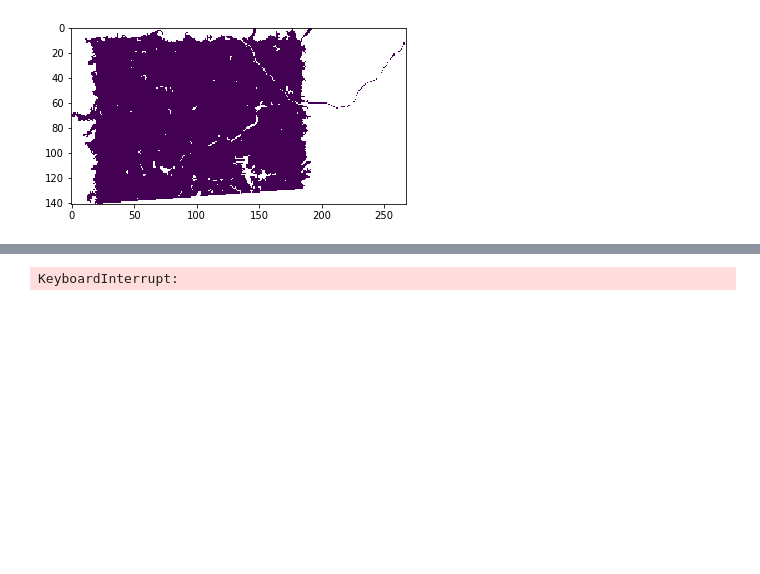
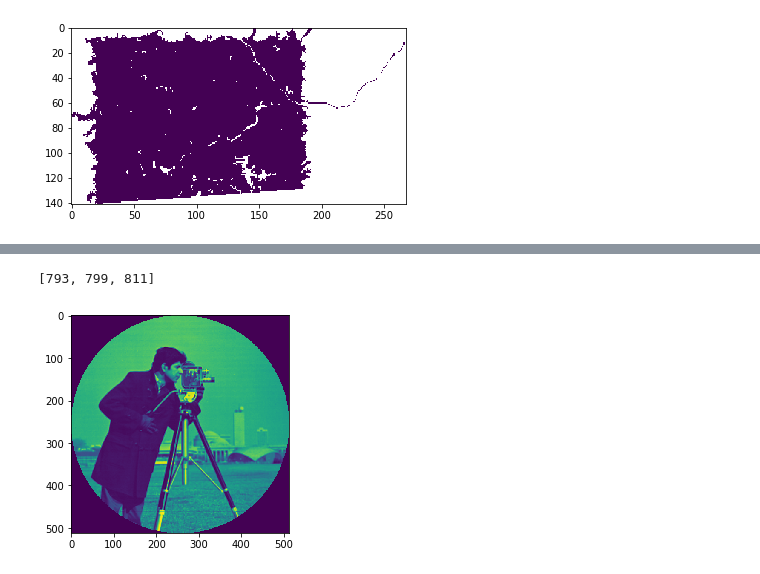
Before and after one commit to smnorris/futurefire, a Jupyter notebook: notebooks/testing.ipynb, the cells around one changed output, grey strips where cells are left out. Cells and saved outputs as stored; diff of their text form; code cells hidden in the pictures; blank space fills up the shorter version.

```diff
--- a/notebooks/testing.ipynb
+++ b/notebooks/testing.ipynb
@@ -200,12 +216,0 @@ array([30967, 17643,  3659, ..., 13302, 26035,  6463])
-# %%
-
-# place fires on the landscape
-for n, fire in fires.iterrows():
-    x = random.choice(range(1, fire_img.shape[0]))
-    y = random.choice(range(1, fire_img.shape[1]))
-    fire_img = burn(x, y, fire["area"], fire["year"], fire_img)
-
-pyplot.imshow(fire_img)
-pyplot.show()
-# %% [output]
-KeyboardInterrupt:
@@ -211,0 +261,29 @@ KeyboardInterrupt:
+# %%
+[e[2] for e in ellipse_list]
+# %% [output]
+[793, 799, 811]
+# %%
+import matplotlib.pyplot as plt
+from skimage import data
+from skimage.draw import random_shapes
+
+camera = data.camera()
+
+# We can visualize the images.
+nrows, ncols = camera.shape
+row, col = np.ogrid[:nrows, :ncols]
+cnt_row, cnt_col = nrows / 2, ncols / 2
+outer_disk_mask = ((row - cnt_row)**2 + (col - cnt_col)**2 >
+                    (nrows / 2)**2)
+camera[outer_disk_mask] = 0
+
+# Let's start simple and generate a 128x128 image
+# with a single grayscale rectangle.
+result = random_shapes((128, 128), max_shapes=1, shape='rectangle',
+                       multichannel=False)
+
+
+pyplot.imshow(camera)
+pyplot.show()
+# %% [output]
+[figure, added]
```
Also changed, not shown: parts of 6 cells of this notebook.
